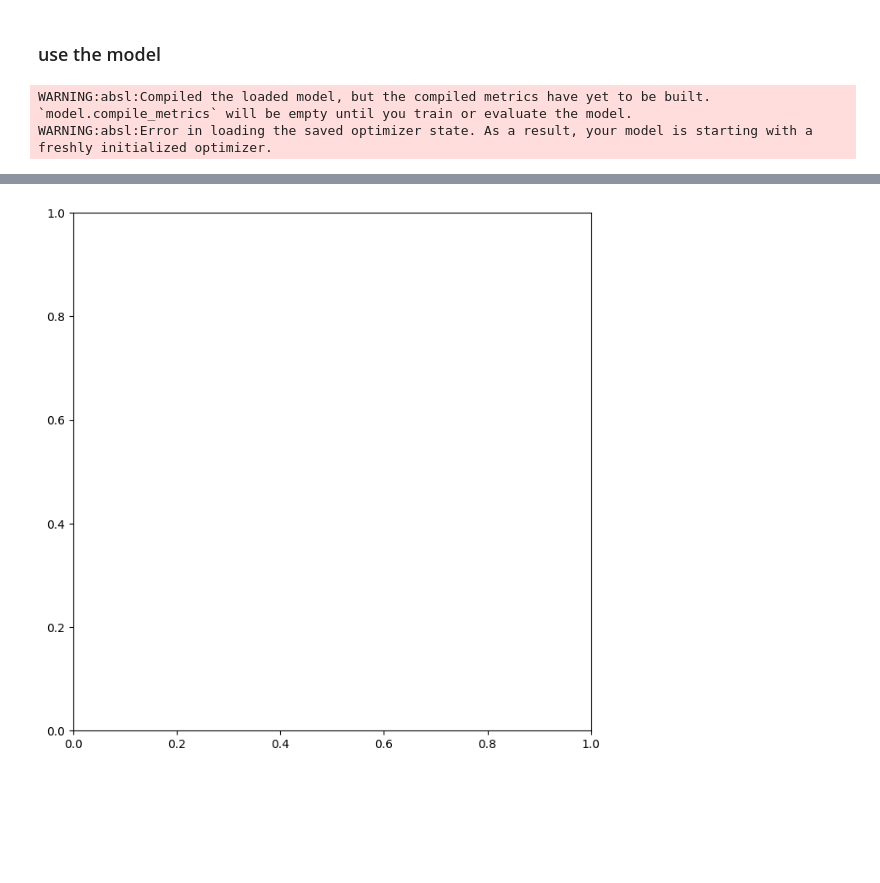
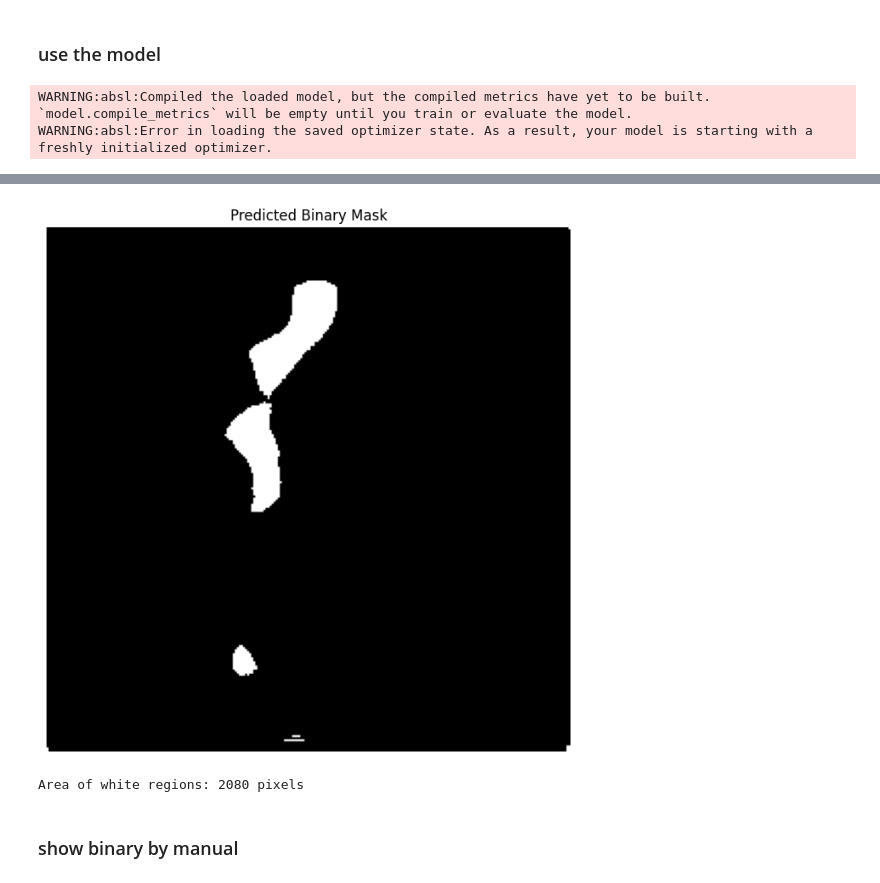
Before and after one commit to fifaak/Cansat2024, a Jupyter notebook: get_oil_pixel_area.ipynb, the cells around one changed output, grey strips where cells are left out. Drawn from its saved outputs; the diff is of its cells as text; code cells hidden in the pictures; blank space fills up the shorter version.

Commit message:
calculate area program've done

```diff
--- a/get_oil_pixel_area.ipynb
+++ b/get_oil_pixel_area.ipynb
@@ -33,16 +25,22 @@ import numpy as np
 import matplotlib.pyplot as plt
 from tensorflow import keras
 from tensorflow.keras.preprocessing.image import load_img, img_to_array
-import cv2
 import json
-from skimage.transform import resize
+
+# Dummy dice_coefficient function, replace it with your actual implementation
+def dice_coefficient(y_true, y_pred):
+    smooth = 1e-6
+    y_true_f = np.flatten(y_true)
+    y_pred_f = np.flatten(y_pred)
+    intersection = np.sum(y_true_f * y_pred_f)
+    return (2. * intersection + smooth) / (np.sum(y_true_f) + np.sum(y_pred_f) + smooth)
 
 # Define custom loss function
 def dice_loss(y_true, y_pred):
     return 1 - dice_coefficient(y_true, y_pred)
 
 # Load the U-Net model with custom objects (including custom loss function)
-with keras.utils.custom_object_scope({'dice_loss': dice_loss}):
+with keras.utils.custom_object_scope({'dice_loss': dice_loss, 'dice_coefficient': dice_coefficient}):
     # Define custom IoU metric function
     def iou_metric(y_true, y_pred):
         intersection = np.logical_and(y_true, y_pred)
@@ -57,17 +55,12 @@ with keras.utils.custom_object_scope({'dice_loss': dice_loss}):
 # Function to preprocess an image for segmentation
 def preprocess_for_segmentation(image_path, target_size=(256, 256)):
     img = load_img(image_path, target_size=target_size)
-    img_array = img_to_array(img) / 256.0
+    img_array = img_to_array(img) / 255.0  # Change from 256.0 to 255.0 for correct normalization
     return np.expand_dims(img_array, axis=0)
 
 # Function to perform segmentation using the U-Net model
 def segment_image(model, image_path):
     preprocessed_image = preprocess_for_segmentation(image_path)
-    plt.figure(figsize=(8, 8))
-    plt.imshow(image_path, cmap='gray')
-    plt.title('Predicted Binary Mask')
-    plt.axis('off')
-    plt.show()
     segmentation_mask = model.predict(preprocessed_image)[0, :, :, 0]
     return segmentation_mask
 
@@ -79,11 +72,11 @@ segmentation_result = segment_image(model, image_path)
 
 # Threshold the segmentation mask (you can adjust the threshold)
 threshold = 0.23
-# binary_mask = (segmentation_result > threshold).astype(np.uint8)
+binary_mask = (segmentation_result > threshold).astype(np.uint8)
 
 # Display the binary mask
 plt.figure(figsize=(8, 8))
-plt.imshow(segmentation_result, cmap='gray')
+plt.imshow(binary_mask, cmap='gray')
 plt.title('Predicted Binary Mask')
 plt.axis('off')
 plt.show()
@@ -94 +87,9 @@ TypeError: Image data of dtype <U24 cannot be converted to float
-[figure, old version]
+[figure, new version]
+# %%
+white_area = np.sum(binary_mask)
+oil_spil_area_pixel = white_area
+print(f'Area of white regions: {white_area} pixels')
+# %% [output]
+Area of white regions: 2080 pixels
+# %% [markdown]
+### show binary by manual
```
Also changed, not shown: parts of 4 cells of this notebook, 3 other files.
